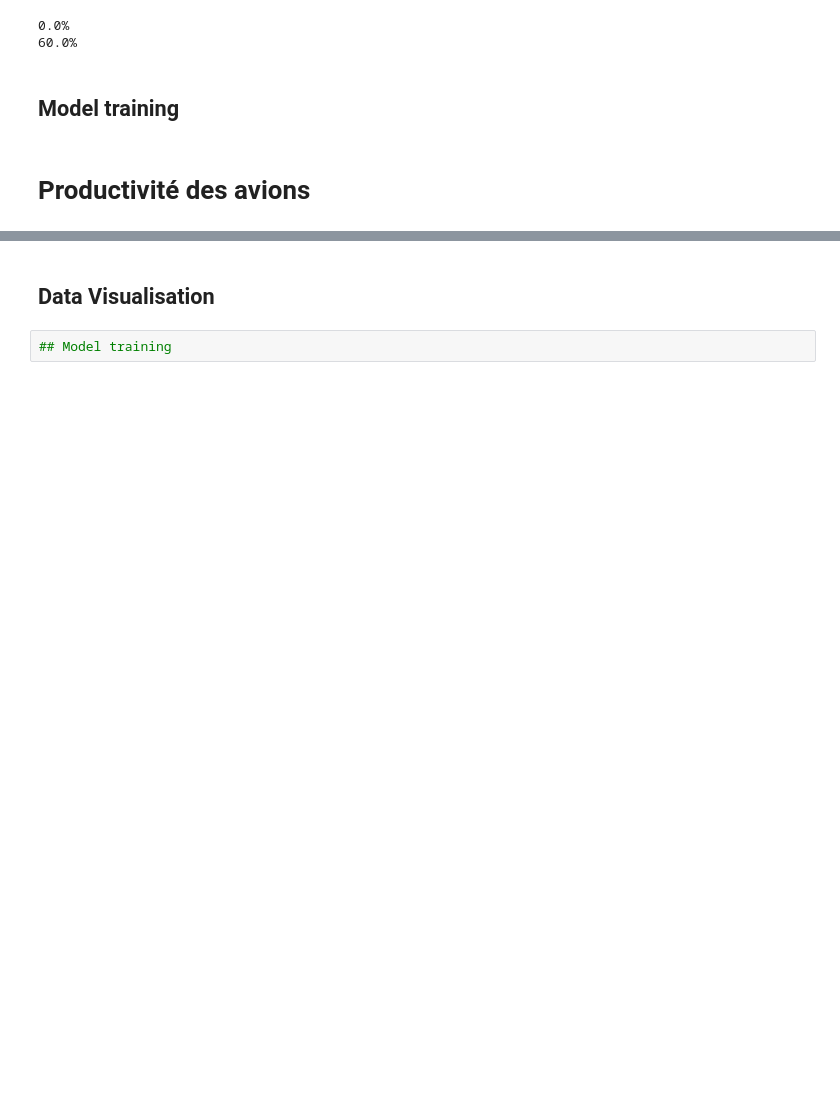
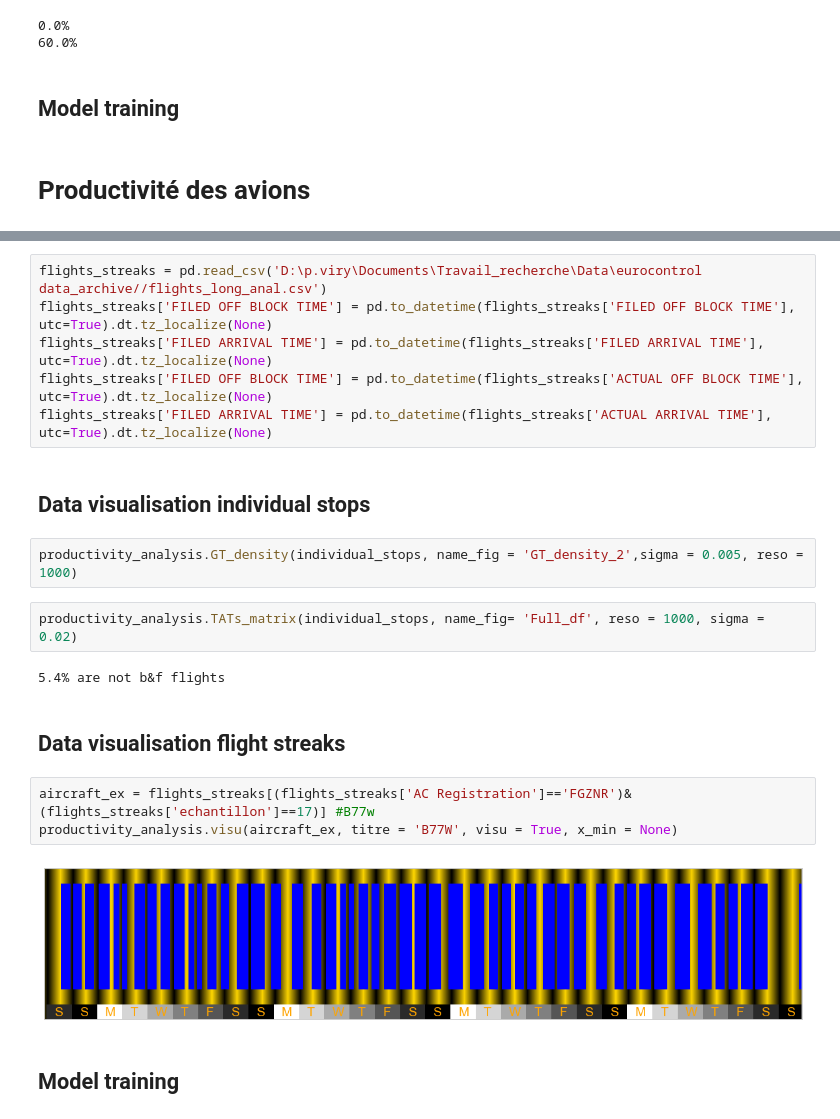
Before and after one commit to PacoViry/Thesis_models, a Jupyter notebook: main.ipynb, the cells around one changed output, grey strips where cells are left out. Saved outputs shown, nothing was run; the diff lists cells and outputs as text; blank space fills up the shorter version.

```diff
--- a/main.ipynb
+++ b/main.ipynb
@@ -159,4 +196,23 @@ assignment_analysis.dynamic_assign_vis(traff_1, [715], [1990,1991,1992,1993,1994
+# %%
+flights_streaks = pd.read_csv('D:\p.viry\Documents\Travail_recherche\Data\eurocontrol data_archive//flights_long_anal.csv')
+flights_streaks['FILED OFF BLOCK TIME'] = pd.to_datetime(flights_streaks['FILED OFF BLOCK TIME'], utc=True).dt.tz_localize(None)
+flights_streaks['FILED ARRIVAL TIME'] = pd.to_datetime(flights_streaks['FILED ARRIVAL TIME'], utc=True).dt.tz_localize(None)
+flights_streaks['FILED OFF BLOCK TIME'] = pd.to_datetime(flights_streaks['ACTUAL OFF BLOCK TIME'], utc=True).dt.tz_localize(None)
+flights_streaks['FILED ARRIVAL TIME'] = pd.to_datetime(flights_streaks['ACTUAL ARRIVAL TIME'], utc=True).dt.tz_localize(None)
 # %% [markdown]
-## Data Visualisation
+## Data visualisation individual stops
-# %%
-## Model training
+# %%
+productivity_analysis.GT_density(individual_stops, name_fig = 'GT_density_2',sigma = 0.005, reso = 1000)
+# %%
+productivity_analysis.TATs_matrix(individual_stops, name_fig= 'Full_df', reso = 1000, sigma = 0.02)
+# %% [output]
+5.4% are not b&f flights
+# %% [markdown]
+## Data visualisation flight streaks
+# %%
+aircraft_ex = flights_streaks[(flights_streaks['AC Registration']=='FGZNR')&(flights_streaks['echantillon']==17)] #B77w
+productivity_analysis.visu(aircraft_ex, titre = 'B77W', visu = True, x_min = None)
+# %% [output]
+[figure, added]
+# %% [markdown]
+## Model training
```
Also changed, not shown: parts of 7 cells of this notebook, 5 other files.
